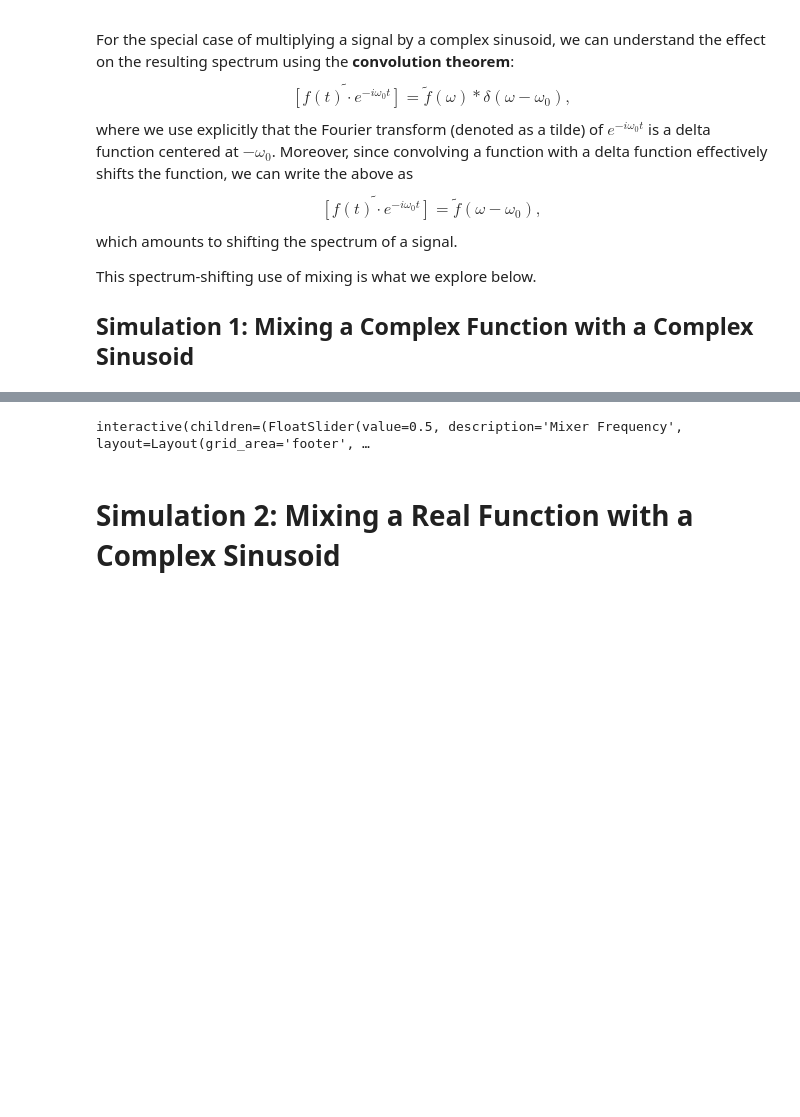
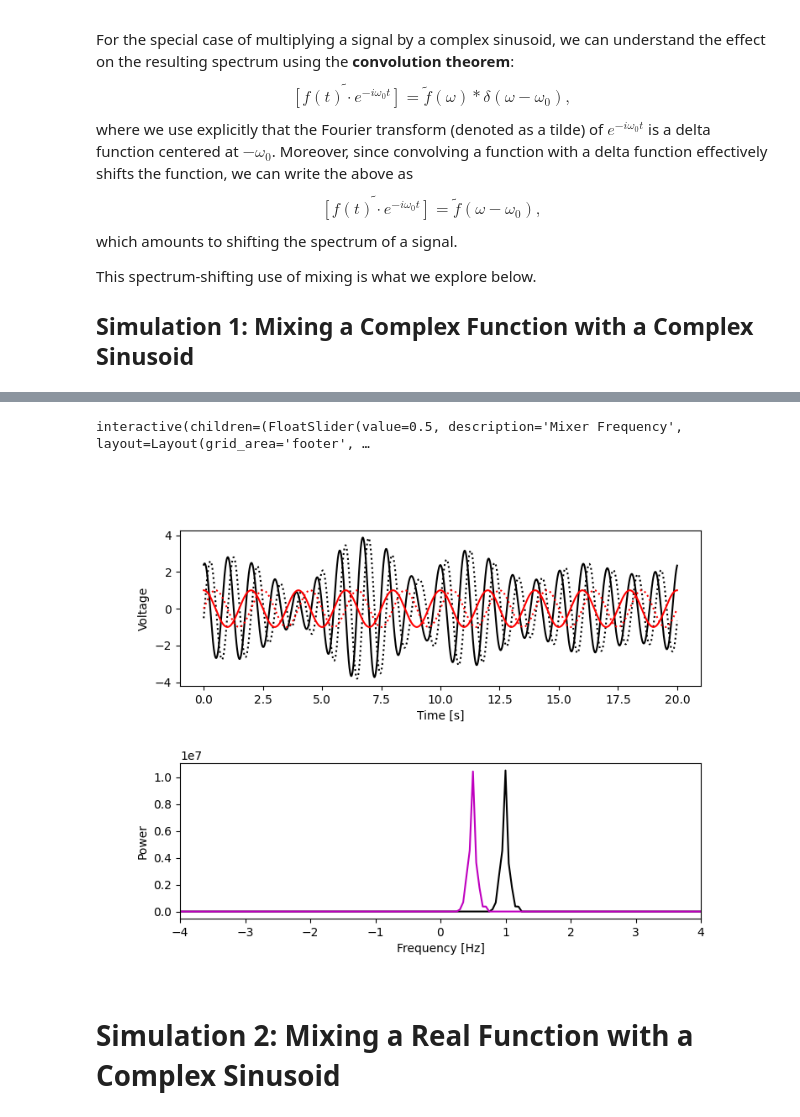
Before and after one commit to AaronParsons/ugradio, a Jupyter notebook: jupyter_tutorials/lab1/Mixers and Down-Converters.ipynb, the cells around one changed output, grey strips where cells are left out. Cells and saved outputs as stored; diff of their text form; code cells hidden in the pictures; blank space fills up the shorter version.

Commit message:
Updates to Convolutions and Mixers notebooks for lab1

```diff
--- a/jupyter_tutorials/lab1/Mixers and Down-Converters.ipynb
+++ b/jupyter_tutorials/lab1/Mixers and Down-Converters.ipynb
@@ -46,9 +49,8 @@ ax1.plot(TIMES, f.real, 'k-', label='f')
 ax1.plot(TIMES, f.imag, 'k:', label='f')
 lor_line, = ax1.plot(TIMES, np.zeros_like(TIMES), 'r-')
 loi_line, = ax1.plot(TIMES, np.zeros_like(TIMES), 'r:')
-ax2.plot(np.fft.fftshift(FREQS), np.fft.fftshift(np.abs(_f)**2), 'k-')
-#lo_line, = ax2.vlines([lo_initial], 'r-')
-mix_line, = ax2.plot(np.fft.fftshift(FREQS), np.zeros_like(_f), 'm-')
+ax2.plot(np.fft.fftshift(FREQS), np.fft.fftshift(np.abs(_f)**2).real, 'k-')
+mix_line, = ax2.plot(np.fft.fftshift(FREQS), np.zeros_like(_f).real, 'm-')
 
 # Slider controlling offset
 lo_widget = FloatSlider(lo_initial, min=-2, max=2, step=0.01,
@@ -64,8 +66,7 @@ def update(lo):
     loi_line.set_ydata(lo_data.imag)
     mix_data = f * np.conj(lo_data)
     _mix = np.fft.fft(mix_data)
-    mix_line.set_ydata(np.fft.fftshift(np.abs(_mix)**2))
-    #lo_line.set_
+    mix_line.set_ydata(np.fft.fftshift(np.abs(_mix)**2).real)
 
 def init(ax1, ax2):
     '''Set initial plot parameters.'''
@@ -73,14 +74,7 @@ def init(ax1, ax2):
     ax1.set_ylabel('Voltage')
     ax2.set_xlabel('Frequency [Hz]')
     ax2.set_ylabel('Power')
-    #ax1.set_xlim(TMIN, TMAX)
     ax2.set_xlim(-4, 4)
-    #ax1.set_ylim(-1.5, 1.5)
-    #ax1.set_title('Convolution')
-    #ax1.legend(loc='upper right')
-    #ax2.legend(loc='upper right')
-    #ax1.grid(True)
-    #ax2.grid(True)
 
 init(ax1, ax2)
 interact(update, lo=lo_widget)
@@ -91,4 +83,5 @@ plt.show()
 interactive(children=(FloatSlider(value=0.5, description='Mixer Frequency', layout=Layout(grid_area='footer', …
+[figure, added]
 # %% [markdown]
 # Simulation 2: Mixing a Real Function with a Complex Sinusoid
 # %%
```
Also changed, not shown: parts of 4 cells of this notebook, 1 other file.
